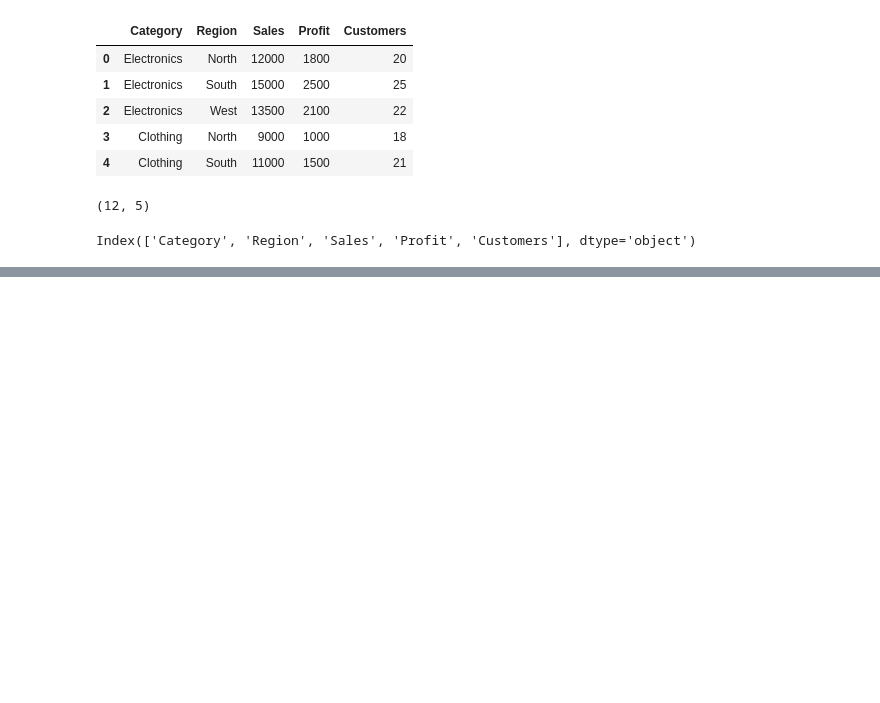
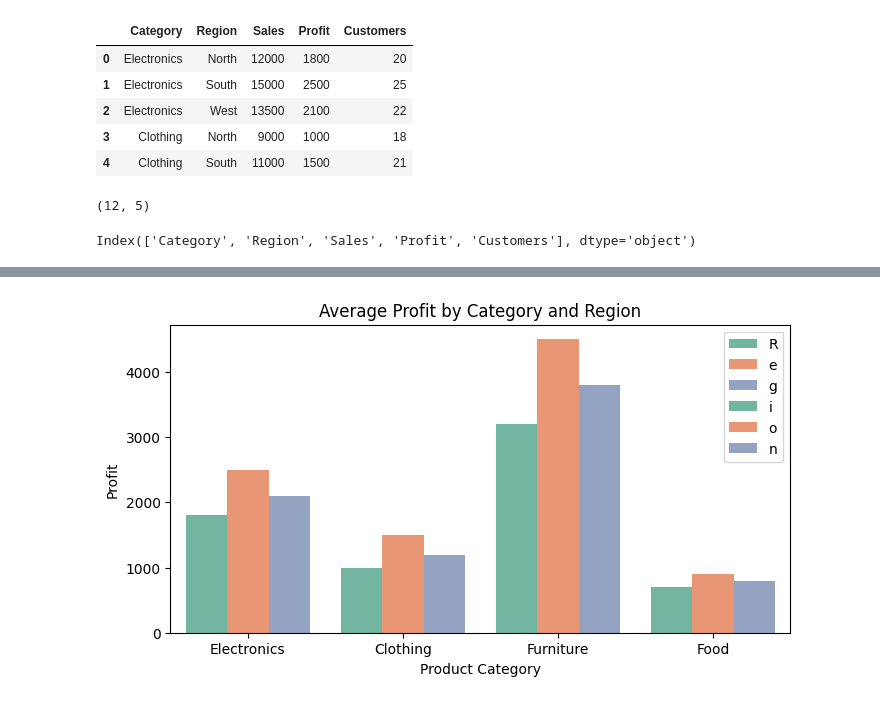
Before and after one commit to ivaibhavpawar1045/Python-Data-Analytics, a Jupyter notebook: 34_Advanced_Seaborn_Visualization/practice.ipynb, the cells around one changed output, grey strips where cells are left out. Drawn from its saved outputs; the diff is of its cells as text; code cells hidden in the pictures; blank space fills up the shorter version.

```diff
--- a/34_Advanced_Seaborn_Visualization/practice.ipynb
+++ b/34_Advanced_Seaborn_Visualization/practice.ipynb
@@ -66,0 +89,20 @@ Index(['Category', 'Region', 'Sales', 'Profit', 'Customers'], dtype='object')
+# %%
+# Management wants to compare average profit by category and region.
+plt.figure(figsize=(8,4))
+
+sns.barplot(
+     data=sales_data,
+     x="Category",
+     y="Profit",
+     hue="Region",
+     palette="Set2",
+     errorbar=None
+)
+
+plt.title("Average Profit by Category and Region")
+plt.xlabel("Product Category")
+plt.ylabel("Profit")
+plt.legend("Region")
+plt.show()
+# %% [output]
+[figure, added]
```
Also changed, not shown: parts of 2 cells of this notebook.
